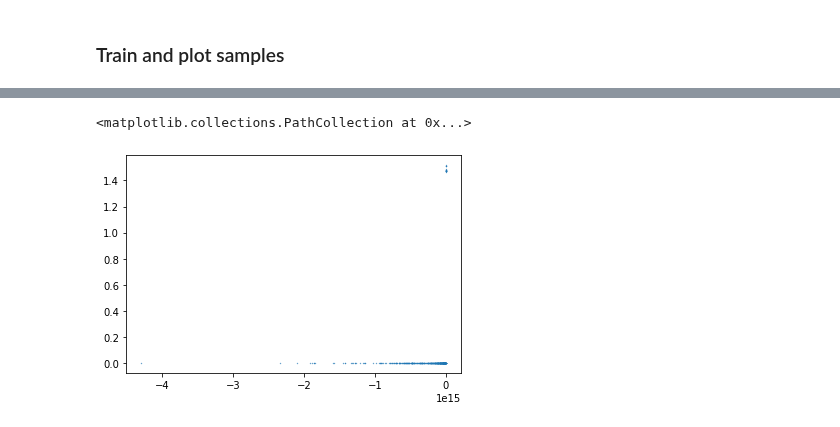
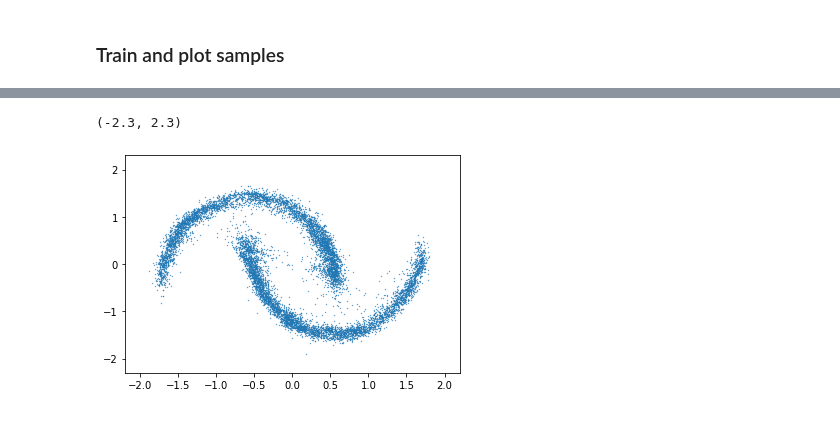
Before and after one commit to danielward27/flowjax, a Jupyter notebook: examples/two_moons.ipynb, the cells around one changed output, grey strips where cells are left out. Drawn from its saved outputs; the diff is of its cells as text; code cells hidden in the pictures.

Commit message:
Functional neural spline flow

```diff
--- a/examples/two_moons.ipynb
+++ b/examples/two_moons.ipynb
@@ -61,12 +64,12 @@ def train(key, model, x, optimizer, epochs=10, batch_size=200):
 # %%
 %%time
 key = random.PRNGKey(1)
-model = RealNVP(key, 2, 30, 2, 10)
-optim = optax.adam(1e-3)
+model = CouplingStack(key, RationalQuadraticSpline(K=5, B=4), 2, 30, 2, 10)
+optim = optax.adam(5e-4)
 
 key, subkey = random.split(key)
 model, losses = train(
-    key, model, x, optim, epochs = 100, batch_size=400)
+    key, model, x, optim, epochs = 100, batch_size=200)
 
 # Large batch size doesn't slow things down much. So slow bit is probably pure python loops or something?
 # %% [output]
@@ -75,8 +78,10 @@ Wall time: 33.1 s
 # %%
 key, subkey = random.split(key)
-z = jax.random.normal(key, (1000, 2))
+z = jax.random.normal(key, (10000, 2))
 x_samples = jax.vmap(model.inverse)(z)
 plt.scatter(x_samples[:, 0], x_samples[:, 1], s=0.1)
+plt.xlim(-2.2, 2.2)
+plt.ylim(-2.3, 2.3)
 # %% [output]
-<matplotlib.collections.PathCollection at 0x...>
+(-2.3, 2.3)
-[figure, old version]
+[figure, new version]
```
Also changed, not shown: parts of 7 cells of this notebook, 8 other files.
